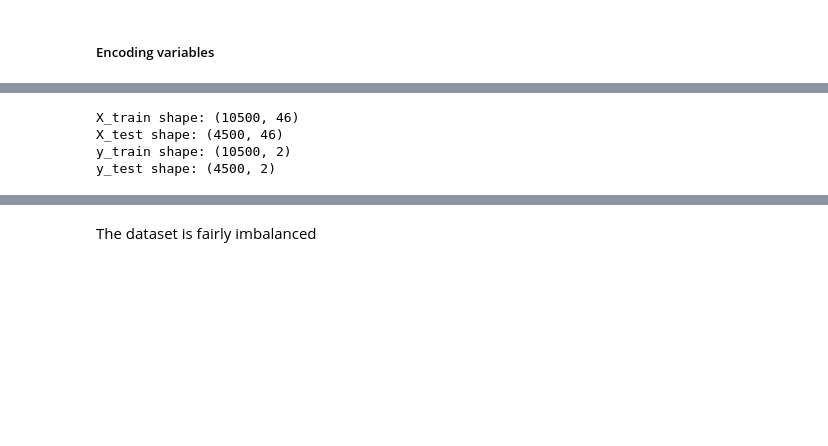
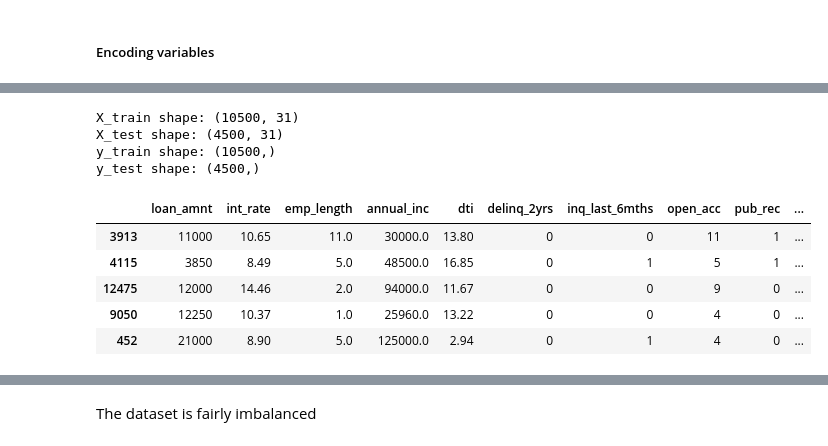
Before and after one commit to mkhallymysore/lending_club, a Jupyter notebook: Starter_Code_Loan_Approval_Lending_Club.ipynb, the cells around one changed output, grey strips where cells are left out. Drawn from its saved outputs; the diff is of its cells as text; code cells hidden in the pictures; blank space fills up the shorter version.

```diff
--- a/Starter_Code_Loan_Approval_Lending_Club.ipynb
+++ b/Starter_Code_Loan_Approval_Lending_Club.ipynb
@@ -964,32 +956,41 @@ Index(['loan_amnt', 'int_rate', 'sub_grade', 'emp_length', 'annual_inc',
 # %%
 # Write code here
 from sklearn.model_selection import train_test_split
 
 # numerical columns from df_subset
-numeric_cols = df_subset.select_dtypes(include=['int64', 'float64'])
+
+df_numeric_cols = df_subset.select_dtypes(include=['int64', 'float64'])
+df_numeric_cols.head()
 
 # Combine with one-hot encoded DataFrame
-df_merged = pd.concat([numeric_cols, df_encoded], axis=1)
+df_merged = pd.concat([df_numeric_cols, df_encoded], axis=1)
 
 #  Define X and y
 X = df_merged.drop(columns=['loan_status_num'])  # Features
 y = df_merged['loan_status_num']                # Target
 
 # Train-test split
 X_train, X_test, y_train, y_test = train_test_split(
     X, y, test_size=0.3, random_state=42, stratify=y
 )
 
 # Step 6: Output shapes
 print(f"X_train shape: {X_train.shape}")
 print(f"X_test shape: {X_test.shape}")
 print(f"y_train shape: {y_train.shape}")
 print(f"y_test shape: {y_test.shape}")
+X_train.head()
 # %% [output]
-X_train shape: (10500, 46)
-X_test shape: (4500, 46)
-y_train shape: (10500, 2)
-y_test shape: (4500, 2)
+X_train shape: (10500, 31)
+X_test shape: (4500, 31)
+y_train shape: (10500,)
+y_test shape: (4500,)
+|  | loan_amnt | int_rate | emp_length | annual_inc | dti | delinq_2yrs | inq_last_6mths | open_acc | pub_rec | ... |
+| 3913 | 11000 | 10.65 | 11.0 | 30000.0 | 13.80 | 0 | 0 | 11 | 1 | ... |
+| 4115 | 3850 | 8.49 | 5.0 | 48500.0 | 16.85 | 0 | 1 | 5 | 1 | ... |
+| 12475 | 12000 | 14.46 | 2.0 | 94000.0 | 11.67 | 0 | 0 | 9 | 0 | ... |
+| 9050 | 12250 | 10.37 | 1.0 | 25960.0 | 13.22 | 0 | 0 | 4 | 0 | ... |
+| 452 | 21000 | 8.90 | 5.0 | 125000.0 | 2.94 | 0 | 1 | 4 | 0 | ... |
 # %%
 # check if the dataset is imbalanced
 import numpy as np
```
Also changed, not shown: parts of 6 cells of this notebook.
